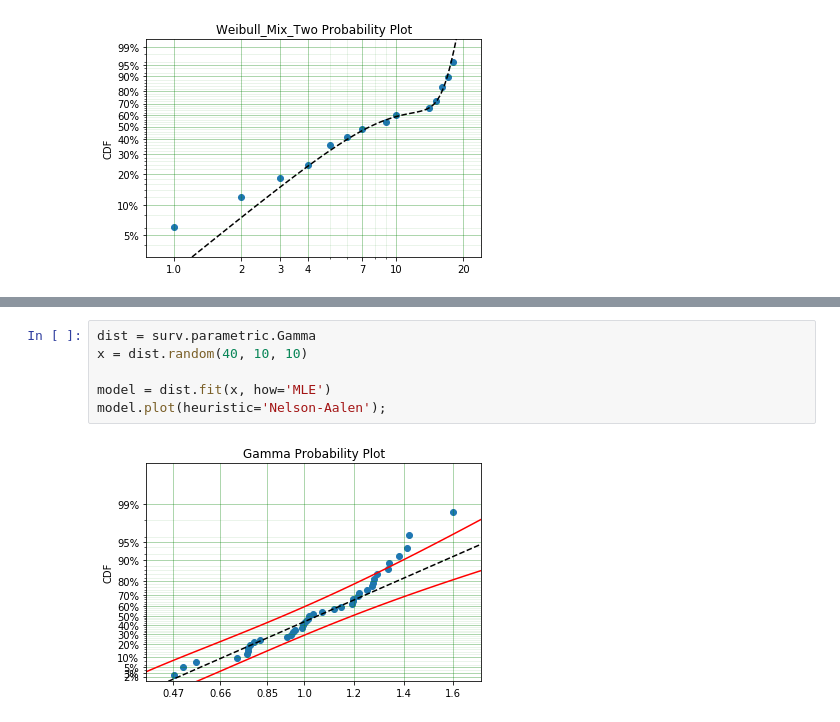
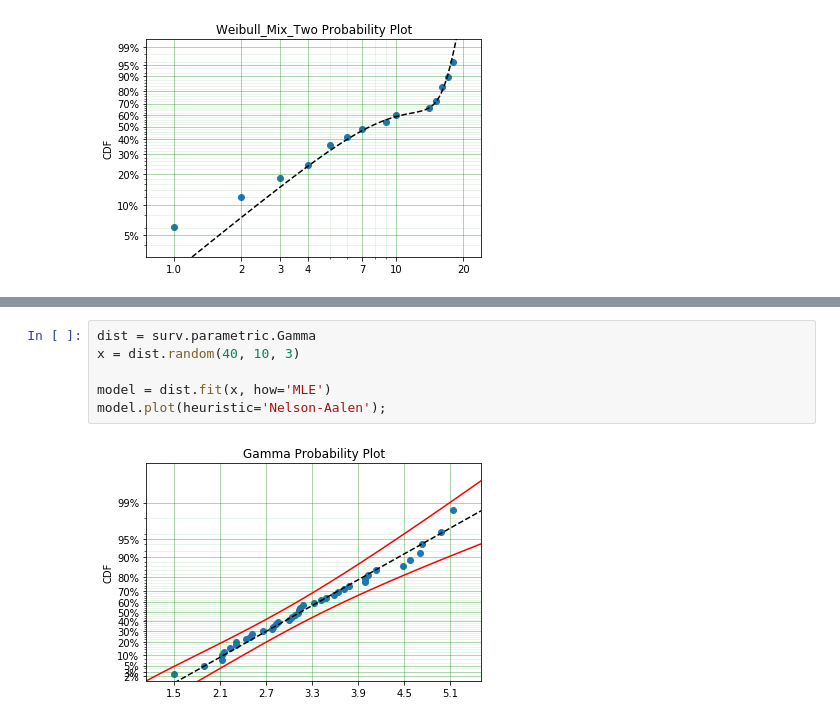
Before and after one commit to derrynknife/SurPyval, a Jupyter notebook: Probability Plotting with Surpyval.ipynb, the cells around one changed output, grey strips where cells are left out. Cells and saved outputs as stored; diff of their text form.

```diff
--- a/Probability Plotting with Surpyval.ipynb
+++ b/Probability Plotting with Surpyval.ipynb
@@ -102,8 +102,8 @@ model.plot(heuristic='Nelson-Aalen', cb=0.05);
 # %%
 dist = surv.parametric.Gamma
-x = dist.random(40, 10, 10)
+x = dist.random(40, 10, 3)
 
 model = dist.fit(x, how='MLE')
 model.plot(heuristic='Nelson-Aalen');
 # %% [output]
-[figure, old version]
+[figure, new version]
```
Also changed, not shown: parts of 13 cells of this notebook, 5 other files.
